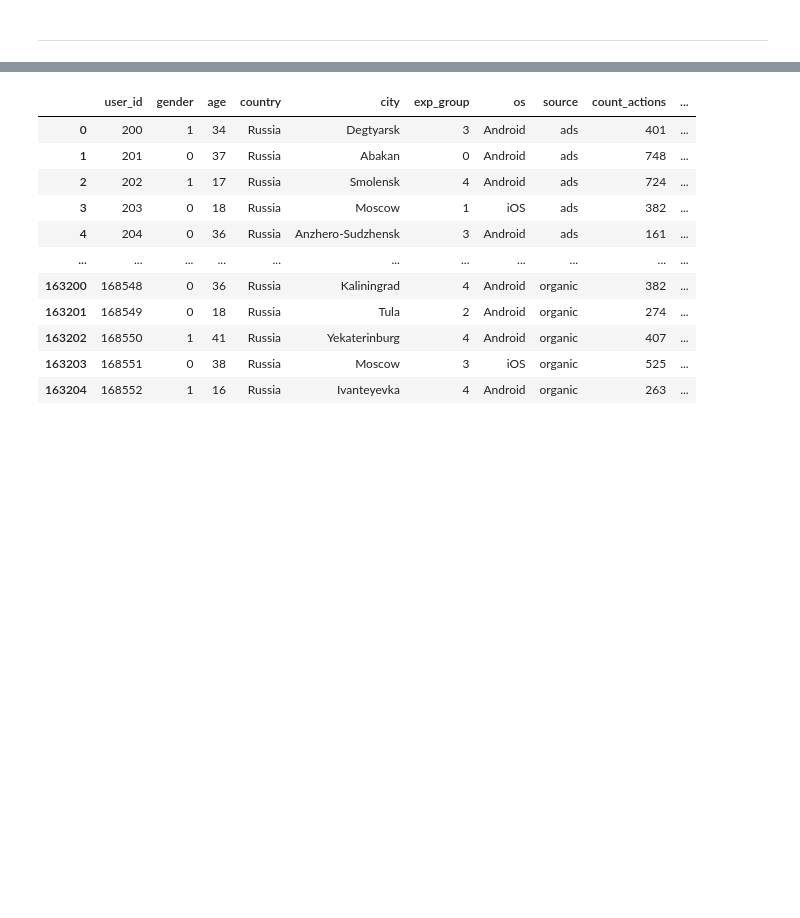
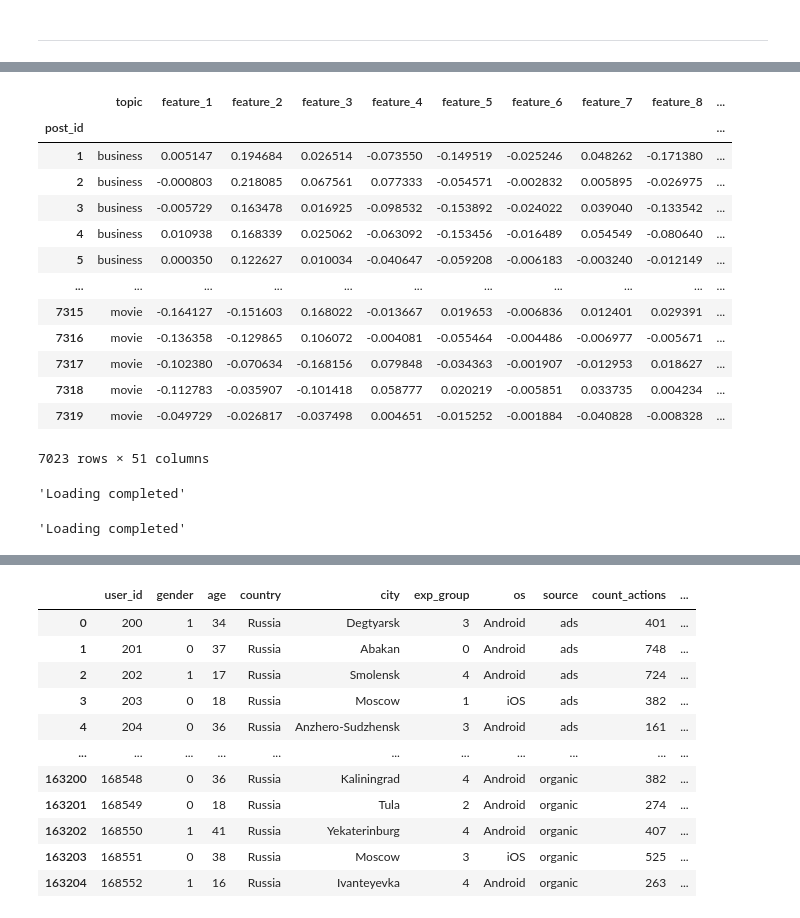
Before and after one commit to nikitaefremove/Rec_Sys_App, a Jupyter notebook: notebooks/load_features_to_db.ipynb, the cells around one changed output, grey strips where cells are left out. Saved outputs shown, nothing was run; the diff lists cells and outputs as text; code cells hidden in the pictures; blank space fills up the shorter version.

```diff
--- a/notebooks/load_features_to_db.ipynb
+++ b/notebooks/load_features_to_db.ipynb
@@ -15,2 +15,2 @@ features_df = pd.read_csv('nikita_efremov_features_lesson_22.csv', index_col='us
 # %%
-features_df
+post_features_df = pd.read_csv('nikita_efremov_post_features_df.csv', index_col='post_id')
@@ -36,5 +34,30 @@ features_df.to_sql('nikita_efremov_feature', con=engine) # записываем
+# %%
+post_features_df
+# %% [output]
+|  | topic | feature_1 | feature_2 | feature_3 | feature_4 | feature_5 | feature_6 | feature_7 | feature_8 | ... |
+| post_id |  |  |  |  |  |  |  |  |  | ... |
+| 1 | business | 0.005147 | 0.194684 | 0.026514 | -0.073550 | -0.149519 | -0.025246 | 0.048262 | -0.171380 | ... |
+| 2 | business | -0.000803 | 0.218085 | 0.067561 | 0.077333 | -0.054571 | -0.002832 | 0.005895 | -0.026975 | ... |
+| 3 | business | -0.005729 | 0.163478 | 0.016925 | -0.098532 | -0.153892 | -0.024022 | 0.039040 | -0.133542 | ... |
+| 4 | business | 0.010938 | 0.168339 | 0.025062 | -0.063092 | -0.153456 | -0.016489 | 0.054549 | -0.080640 | ... |
+| 5 | business | 0.000350 | 0.122627 | 0.010034 | -0.040647 | -0.059208 | -0.006183 | -0.003240 | -0.012149 | ... |
+| ... | ... | ... | ... | ... | ... | ... | ... | ... | ... | ... |
+| 7315 | movie | -0.164127 | -0.151603 | 0.168022 | -0.013667 | 0.019653 | -0.006836 | 0.012401 | 0.029391 | ... |
+| 7316 | movie | -0.136358 | -0.129865 | 0.106072 | -0.004081 | -0.055464 | -0.004486 | -0.006977 | -0.005671 | ... |
+| 7317 | movie | -0.102380 | -0.070634 | -0.168156 | 0.079848 | -0.034363 | -0.001907 | -0.012953 | 0.018627 | ... |
+| 7318 | movie | -0.112783 | -0.035907 | -0.101418 | 0.058777 | 0.020219 | -0.005851 | 0.033735 | 0.004234 | ... |
+| 7319 | movie | -0.049729 | -0.026817 | -0.037498 | 0.004651 | -0.015252 | -0.001884 | -0.040828 | -0.008328 | ... |
+7023 rows × 51 columns
 # %%
 def load_features_to_db(df: pd.DataFrame, name: str):
     df.to_sql(name, con=engine)
     return 'Loading completed'
+# %%
+load_features_to_db(user_features_df, 'nikita_efremov_user_features_df')
+# %% [output]
+'Loading completed'
+# %%
+load_features_to_db(post_features_df, 'nikita_efremov_post_features_df')
+# %% [output]
+'Loading completed'
 # %%
```
Also changed, not shown: parts of 6 cells of this notebook, 4 other files.
